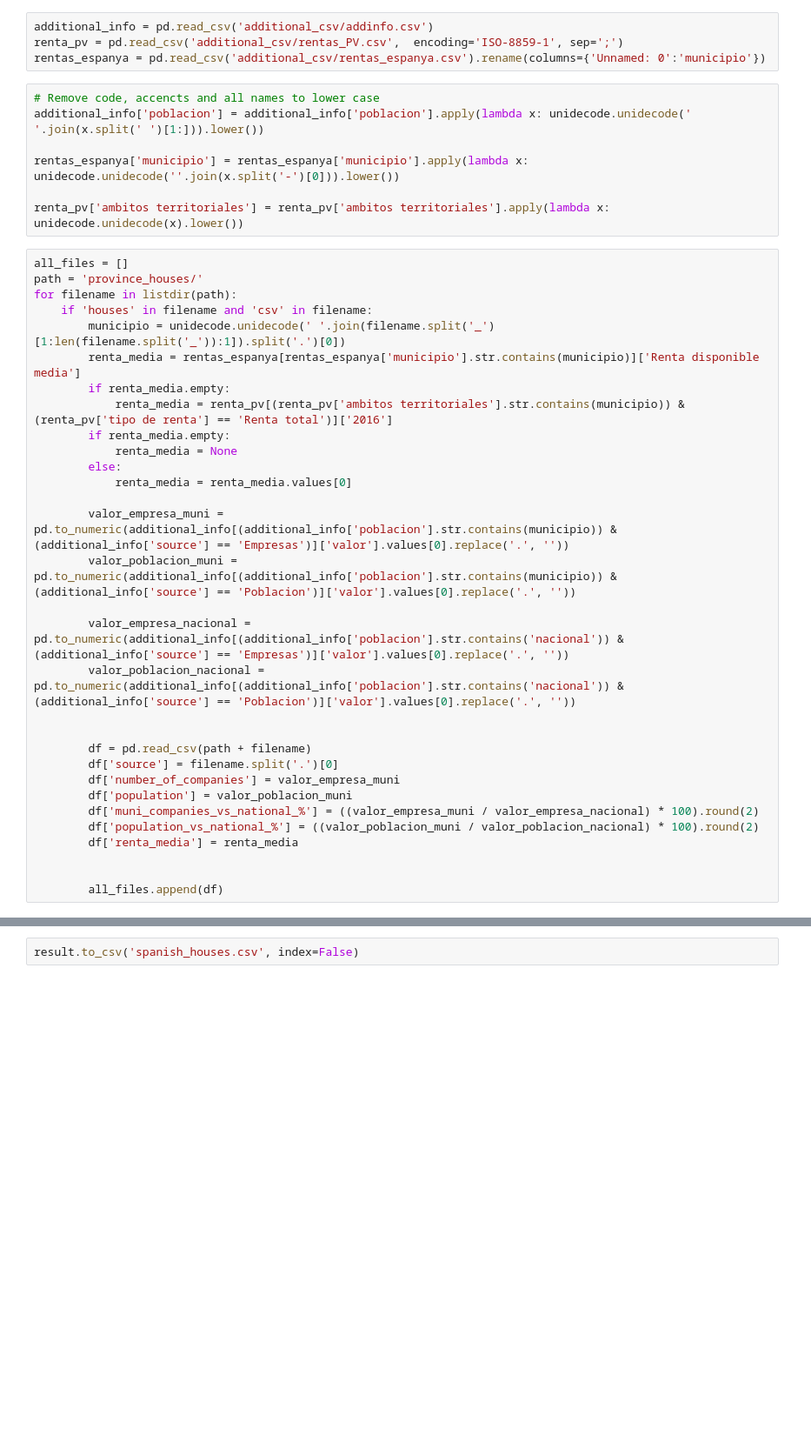
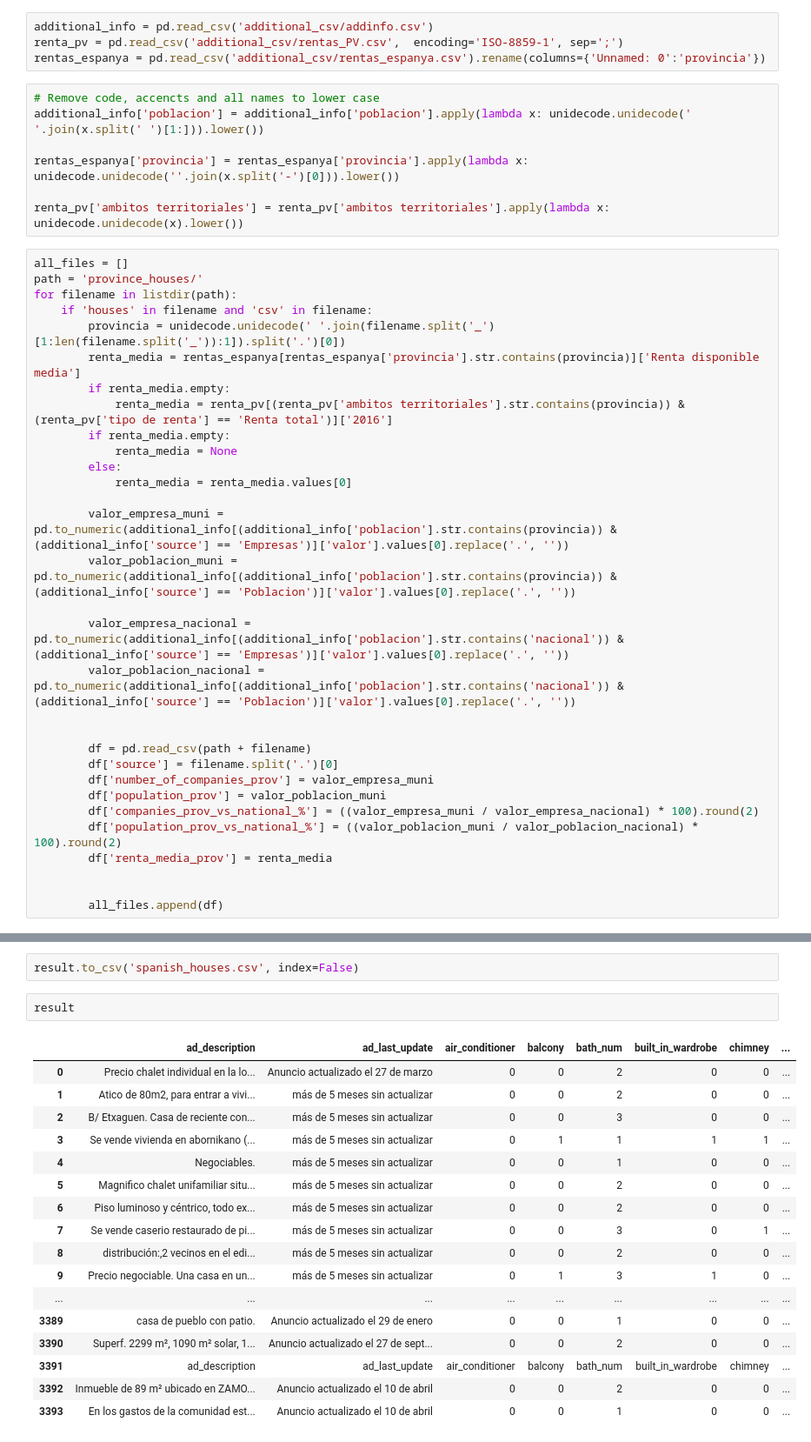
Before and after one commit to trueuoc/spa_housing_crawler, a Jupyter notebook: concat all houses files.ipynb, the cells around one changed output, grey strips where cells are left out. Shown at 87% size. Cells and saved outputs as stored; diff of their text form; blank space fills up the shorter version.

Commit message:
error column provincias

```diff
--- a/concat all houses files.ipynb
+++ b/concat all houses files.ipynb
@@ -5,12 +5,12 @@ import unidecode
 # %%
 additional_info = pd.read_csv('additional_csv/addinfo.csv')
 renta_pv = pd.read_csv('additional_csv/rentas_PV.csv',  encoding='ISO-8859-1', sep=';')
-rentas_espanya = pd.read_csv('additional_csv/rentas_espanya.csv').rename(columns={'Unnamed: 0':'municipio'})
+rentas_espanya = pd.read_csv('additional_csv/rentas_espanya.csv').rename(columns={'Unnamed: 0':'provincia'})
 # %%
 # Remove code, accencts and all names to lower case
 additional_info['poblacion'] = additional_info['poblacion'].apply(lambda x: unidecode.unidecode(' '.join(x.split(' ')[1:])).lower())
 
-rentas_espanya['municipio'] = rentas_espanya['municipio'].apply(lambda x: unidecode.unidecode(''.join(x.split('-')[0])).lower())
+rentas_espanya['provincia'] = rentas_espanya['provincia'].apply(lambda x: unidecode.unidecode(''.join(x.split('-')[0])).lower())
 
 renta_pv['ambitos territoriales'] = renta_pv['ambitos territoriales'].apply(lambda x: unidecode.unidecode(x).lower())
 # %%
@@ -18,17 +18,17 @@ all_files = []
 path = 'province_houses/'
 for filename in listdir(path):
     if 'houses' in filename and 'csv' in filename:
-        municipio = unidecode.unidecode(' '.join(filename.split('_')[1:len(filename.split('_')):1]).split('.')[0])
-        renta_media = rentas_espanya[rentas_espanya['municipio'].str.contains(municipio)]['Renta disponible media']
+        provincia = unidecode.unidecode(' '.join(filename.split('_')[1:len(filename.split('_')):1]).split('.')[0])
+        renta_media = rentas_espanya[rentas_espanya['provincia'].str.contains(provincia)]['Renta disponible media']
         if renta_media.empty:
-            renta_media = renta_pv[(renta_pv['ambitos territoriales'].str.contains(municipio)) & (renta_pv['tipo de renta'] == 'Renta total')]['2016']
+            renta_media = renta_pv[(renta_pv['ambitos territoriales'].str.contains(provincia)) & (renta_pv['tipo de renta'] == 'Renta total')]['2016']
         if renta_media.empty:
             renta_media = None
         else:
             renta_media = renta_media.values[0]
 
-        valor_empresa_muni = pd.to_numeric(additional_info[(additional_info['poblacion'].str.contains(municipio)) & (additional_info['source'] == 'Empresas')]['valor'].values[0].replace('.', ''))
-        valor_poblacion_muni = pd.to_numeric(additional_info[(additional_info['poblacion'].str.contains(municipio)) & (additional_info['source'] == 'Poblacion')]['valor'].values[0].replace('.', ''))
+        valor_empresa_muni = pd.to_numeric(additional_info[(additional_info['poblacion'].str.contains(provincia)) & (additional_info['source'] == 'Empresas')]['valor'].values[0].replace('.', ''))
+        valor_poblacion_muni = pd.to_numeric(additional_info[(additional_info['poblacion'].str.contains(provincia)) & (additional_info['source'] == 'Poblacion')]['valor'].values[0].replace('.', ''))
 
         valor_empresa_nacional = pd.to_numeric(additional_info[(additional_info['poblacion'].str.contains('nacional')) & (additional_info['source'] == 'Empresas')]['valor'].values[0].replace('.', ''))
         valor_poblacion_nacional = pd.to_numeric(additional_info[(additional_info['poblacion'].str.contains('nacional')) & (additional_info['source'] == 'Poblacion')]['valor'].values[0].replace('.', ''))
@@ -36,11 +36,11 @@ for filename in listdir(path):
 
         df = pd.read_csv(path + filename)
         df['source'] = filename.split('.')[0]
-        df['number_of_companies'] = valor_empresa_muni
-        df['population'] = valor_poblacion_muni
-        df['muni_companies_vs_national_%'] = ((valor_empresa_muni / valor_empresa_nacional) * 100).round(2)
-        df['population_vs_national_%'] = ((valor_poblacion_muni / valor_poblacion_nacional) * 100).round(2)
-        df['renta_media'] = renta_media
+        df['number_of_companies_prov'] = valor_empresa_muni
+        df['population_prov'] = valor_poblacion_muni
+        df['companies_prov_vs_national_%'] = ((valor_empresa_muni / valor_empresa_nacional) * 100).round(2)
+        df['population_prov_vs_national_%'] = ((valor_poblacion_muni / valor_poblacion_nacional) * 100).round(2)
+        df['renta_media_prov'] = renta_media
 
 
         all_files.append(df)
@@ -48,3 +48,23 @@ for filename in listdir(path):
 result = pd.concat(all_files)
 # %%
 result.to_csv('spanish_houses.csv', index=False)
+# %%
+result
+# %% [output]
+|  | ad_description | ad_last_update | air_conditioner | balcony | bath_num | built_in_wardrobe | chimney | ... |
+| 0 | Precio chalet individual en la lo... | Anuncio actualizado el 27 de marzo | 0 | 0 | 2 | 0 | 0 | ... |
+| 1 | Atico de 80m2, para entrar a vivi... | más de 5 meses sin actualizar | 0 | 0 | 2 | 0 | 0 | ... |
+| 2 | B/ Etxaguen. Casa de reciente con... | más de 5 meses sin actualizar | 0 | 0 | 3 | 0 | 0 | ... |
+| 3 | Se vende vivienda en abornikano (... | más de 5 meses sin actualizar | 0 | 1 | 1 | 1 | 1 | ... |
+| 4 | Negociables. | más de 5 meses sin actualizar | 0 | 0 | 1 | 0 | 0 | ... |
+| 5 | Magnifico chalet unifamiliar situ... | más de 5 meses sin actualizar | 0 | 0 | 2 | 0 | 0 | ... |
+| 6 | Piso luminoso y céntrico, todo ex... | más de 5 meses sin actualizar | 0 | 0 | 2 | 0 | 0 | ... |
+| 7 | Se vende caserio restaurado de pi... | más de 5 meses sin actualizar | 0 | 0 | 3 | 0 | 1 | ... |
+| 8 | distribución:,2 vecinos en el edi... | más de 5 meses sin actualizar | 0 | 0 | 2 | 0 | 0 | ... |
+| 9 | Precio negociable. Una casa en un... | más de 5 meses sin actualizar | 0 | 1 | 3 | 1 | 0 | ... |
+| ... | ... | ... | ... | ... | ... | ... | ... | ... |
+| 3389 | casa de pueblo con patio. | Anuncio actualizado el 29 de enero | 0 | 0 | 1 | 0 | 0 | ... |
+| 3390 | Superf. 2299 m², 1090 m² solar, 1... | Anuncio actualizado el 27 de sept... | 0 | 0 | 2 | 0 | 0 | ... |
+| 3391 | ad_description | ad_last_update | air_conditioner | balcony | bath_num | built_in_wardrobe | chimney | ... |
+| 3392 | Inmueble de 89 m² ubicado en ZAMO... | Anuncio actualizado el 10 de abril | 0 | 0 | 2 | 0 | 0 | ... |
+| 3393 | En los gastos de la comunidad est... | Anuncio actualizado el 10 de abril | 0 | 0 | 1 | 0 | 0 | ... |
```
Also changed, not shown: parts of 1 cell of this notebook, 3 other files.
